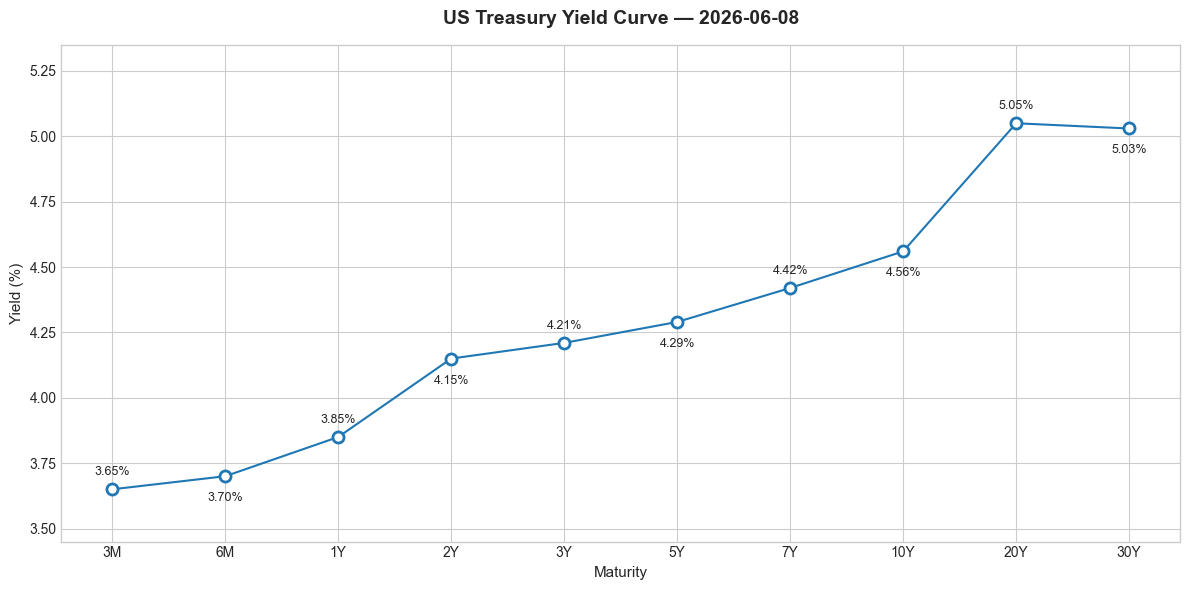
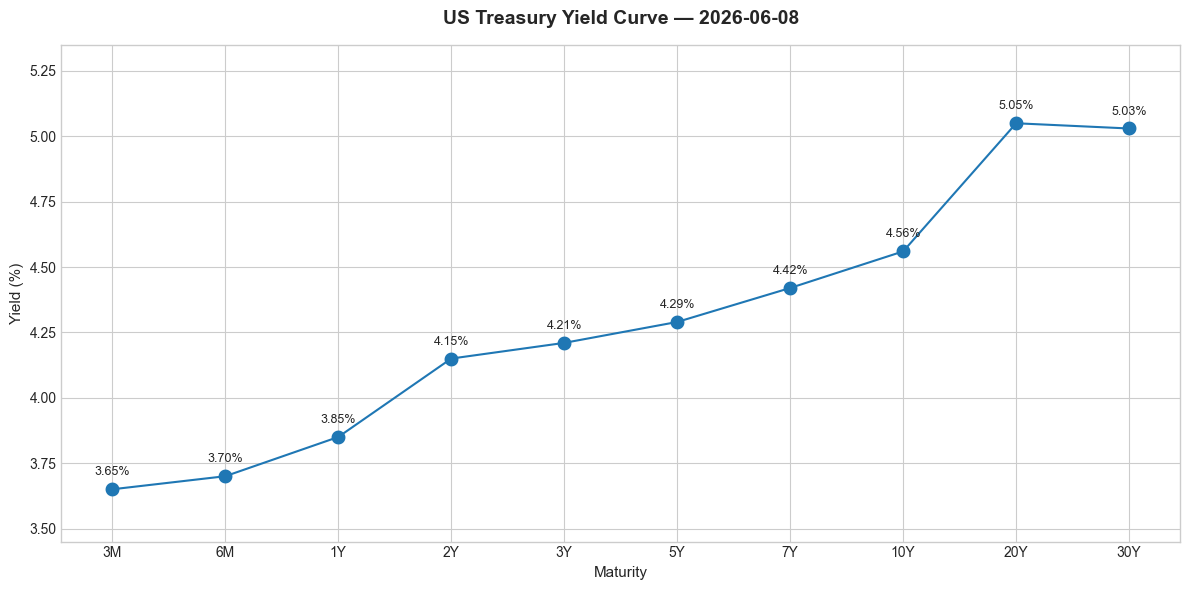
Unified diff of the notebook cell whose output changed from the first chart to the second:
--- before
+++ after
@@ -6,22 +6,17 @@
 
 #Maturities in years for x-axis
-x_positions = list(range(len(current_yield_curve)))
 maturities = ['3M', '6M', '1Y', '2Y', '3Y', '5Y', '7Y', '10Y', '20Y', '30Y']
 
 fig, ax = plt.subplots(figsize = (12, 6))
 
-ax.plot(maturities, current_yield_curve, marker = 'o', markersize = 8, markerfacecolor = 'white', markeredgewidth = 2)
+ax.plot(maturities, current_yield_curve, marker = 'o', markersize = 5, markerfacecolor = 'white', markeredgewidth = 5)
 
 #Labels and title
-for i, (x, y) in enumerate(zip(x_positions, current_yield_curve.values)):
-    offset = 10 if i % 2 == 0 else -18
-    ax.annotate(f'{y:.2f}%', (x, y), xytext=(0, offset),
-                textcoords='offset points', ha='center', fontsize=9)
+for x, y in zip(maturities, current_yield_curve.values):
+    ax.annotate(f'{y:.2f}%', (x, y), xytext=(0, 10), textcoords='offset points', ha='center', fontsize=9)
 
 ax.set_title(f'US Treasury Yield Curve — {latest_date}', fontsize=14, fontweight='bold', pad=15)
 ax.set_xlabel('Maturity', fontsize=11)
 ax.set_ylabel('Yield (%)', fontsize=11)
-ax.set_xticks(x_positions)
-ax.set_xticklabels(maturities)
 ax.set_ylim(current_yield_curve.min() - 0.2, current_yield_curve.max() + 0.3)
 

Commit: added key spread analysis and fixed some formatting issues in the yield curve plot